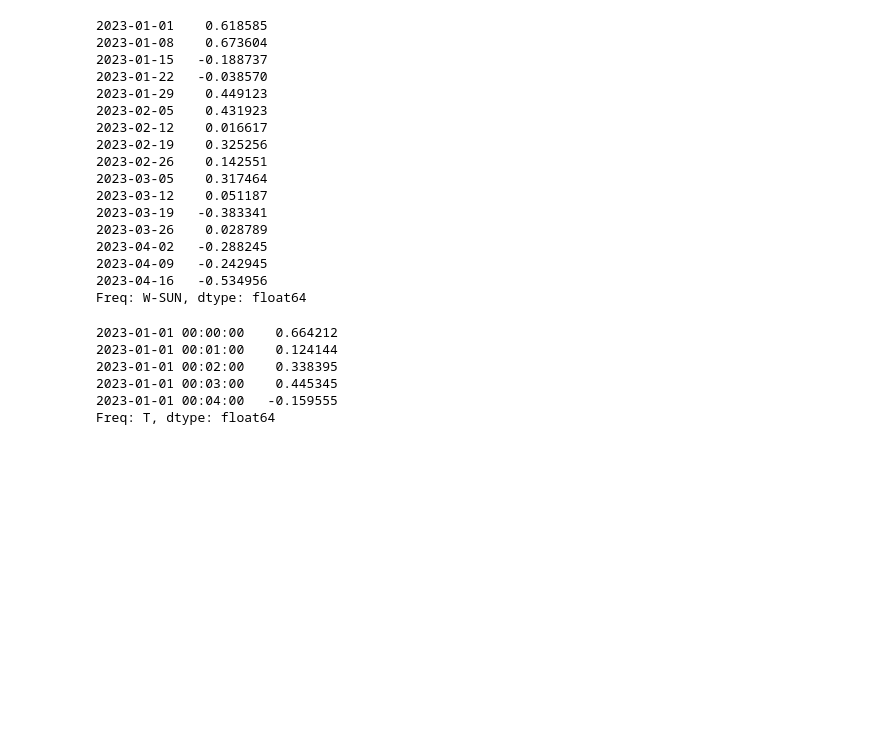
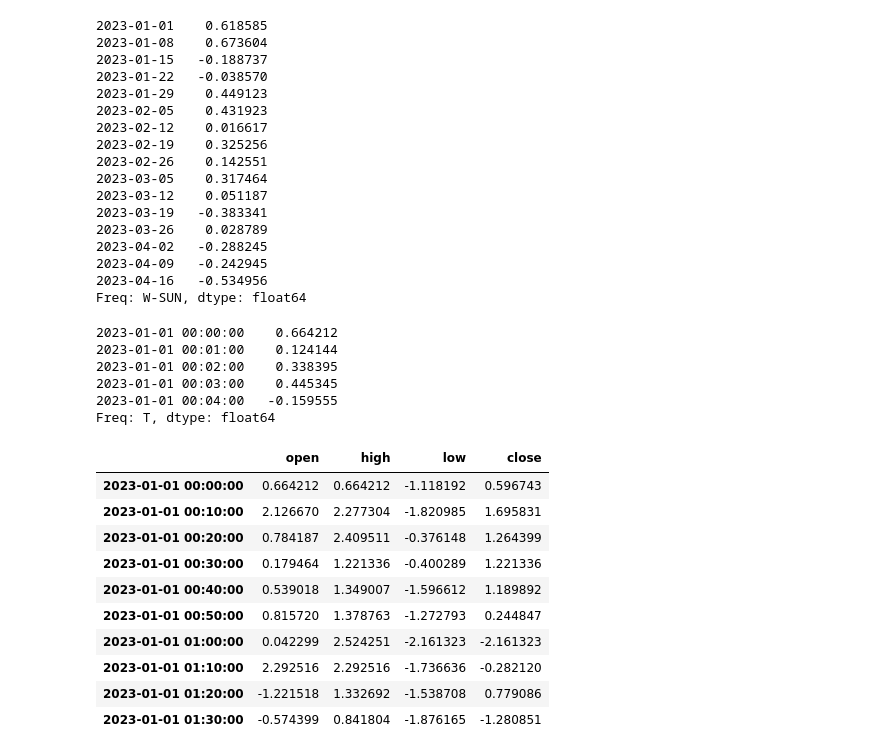
Before and after one commit to uijungkwon/data_analysis, a Jupyter notebook: BSA05/BSA05_Data-Transform.ipynb, the cells around one changed output. Saved outputs shown, nothing was run; the diff lists cells and outputs as text; code cells hidden in the pictures; blank space fills up the shorter version.

```diff
--- a/BSA05/BSA05_Data-Transform.ipynb
+++ b/BSA05/BSA05_Data-Transform.ipynb
@@ -429,4 +512,16 @@ Freq: W-SUN, dtype: float64
 Freq: T, dtype: float64
 # %%
 ##10분간의 자료 중 open, high, low, close 출력
-#분당자료.resample('10T').ohlc()
+분당자료.resample('10T').ohlc() ## 10분 단위로 잘라서 10개의 데이터의 4가지 속성을 데이터프레임 형태로 출력
+# %% [output]
+|  | open | high | low | close |
+| 2023-01-01 00:00:00 | 0.664212 | 0.664212 | -1.118192 | 0.596743 |
+| 2023-01-01 00:10:00 | 2.126670 | 2.277304 | -1.820985 | 1.695831 |
+| 2023-01-01 00:20:00 | 0.784187 | 2.409511 | -0.376148 | 1.264399 |
+| 2023-01-01 00:30:00 | 0.179464 | 1.221336 | -0.400289 | 1.221336 |
+| 2023-01-01 00:40:00 | 0.539018 | 1.349007 | -1.596612 | 1.189892 |
+| 2023-01-01 00:50:00 | 0.815720 | 1.378763 | -1.272793 | 0.244847 |
+| 2023-01-01 01:00:00 | 0.042299 | 2.524251 | -2.161323 | -2.161323 |
+| 2023-01-01 01:10:00 | 2.292516 | 2.292516 | -1.736636 | -0.282120 |
+| 2023-01-01 01:20:00 | -1.221518 | 1.332692 | -1.538708 | 0.779086 |
+| 2023-01-01 01:30:00 | -0.574399 | 0.841804 | -1.876165 | -1.280851 |
```
Also changed, not shown: parts of 42 cells of this notebook.
